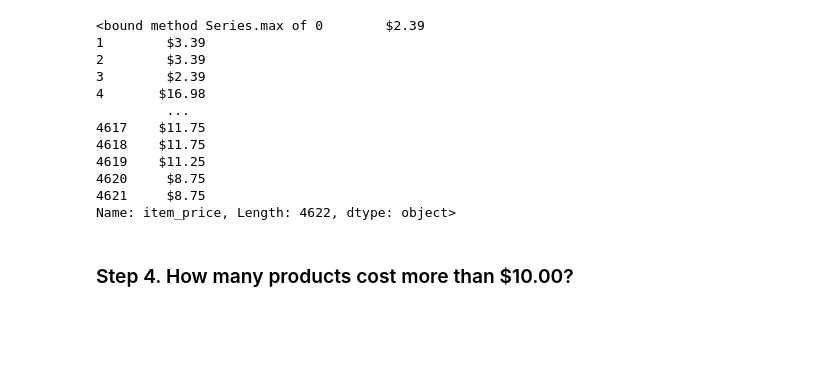
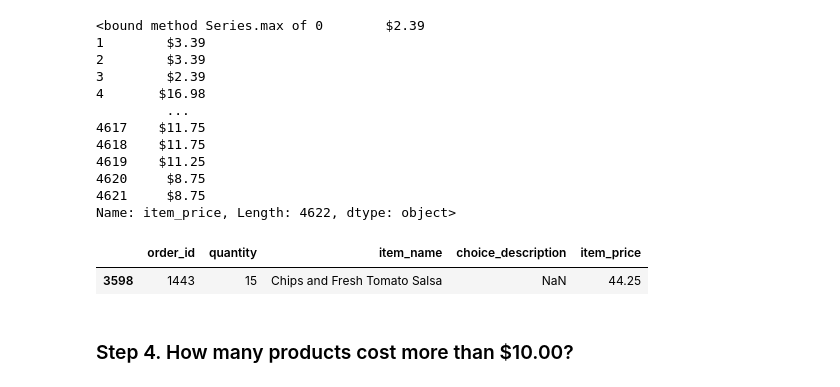
Before and after one commit to Vvivas593/Entregas, a Jupyter notebook: 2. Data Analysis/2-Pandas/Chipotle VV 11.4.24.ipynb, the cells around one changed output. Cells and saved outputs as stored; diff of their text form; code cells hidden in the pictures; blank space fills up the shorter version.

```diff
--- a/2. Data Analysis/2-Pandas/Chipotle VV 11.4.24.ipynb
+++ b/2. Data Analysis/2-Pandas/Chipotle VV 11.4.24.ipynb
@@ -44,6 +44,13 @@ chipo["item_price"].max
 4620     $8.75
 4621     $8.75
 Name: item_price, Length: 4622, dtype: object>
+# %%
+chipo["item_price"] = item_price / quantity #calcular precio por unidad
+# %%
+chipo.loc[chipo.loc[:,"item_price"] == chipo["item_price"].max(),:]
+# %% [output]
+|  | order_id | quantity | item_name | choice_description | item_price |
+| 3598 | 1443 | 15 | Chips and Fresh Tomato Salsa | NaN | 44.25 |
 # %% [markdown]
 ### Step 4. How many products cost more than $10.00?
 # %%
```
Also changed, not shown: parts of 14 cells of this notebook, 2 other files.
